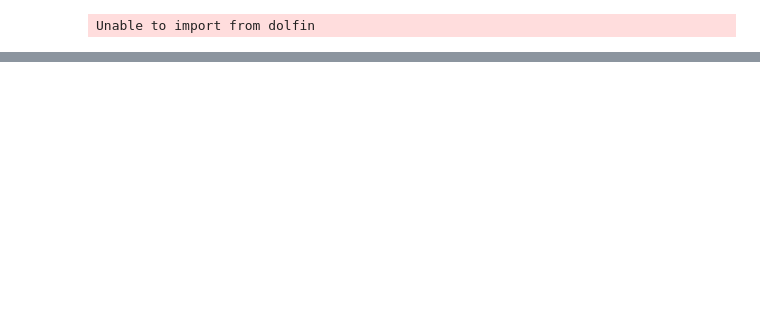
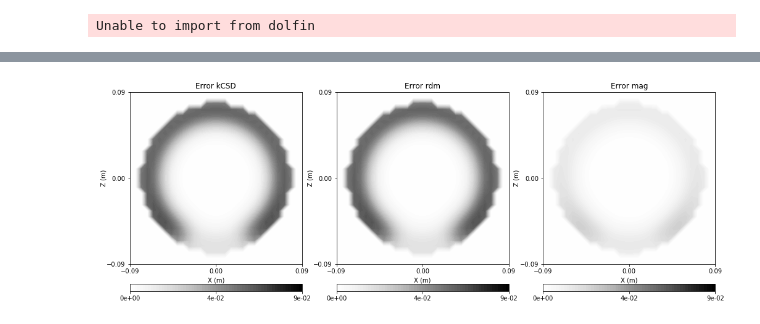
Before and after one commit to Neuroinflab/kESI, a Jupyter notebook: extras/validation/plotting_results.ipynb, the cells around one changed output, grey strips where cells are left out. Saved outputs shown, nothing was run; the diff lists cells and outputs as text; code cells hidden in the pictures; blank space fills up the shorter version.

```diff
--- a/extras/validation/plotting_results.ipynb
+++ b/extras/validation/plotting_results.ipynb
@@ -580,0 +467,5 @@ CV_rp : -8.884811462937921e-13
+# %%
+fig_title = str(sphere) + '_ReliabilityMaps_CV'
+generate_reliability_maps(X, Y, Z, TRUE_CSD, EST_CSD_CV, IDX, layer, fig_title, path)
+# %% [output]
+[figure, added]
```
Also changed, not shown: parts of 59 cells of this notebook, 1 other file.
